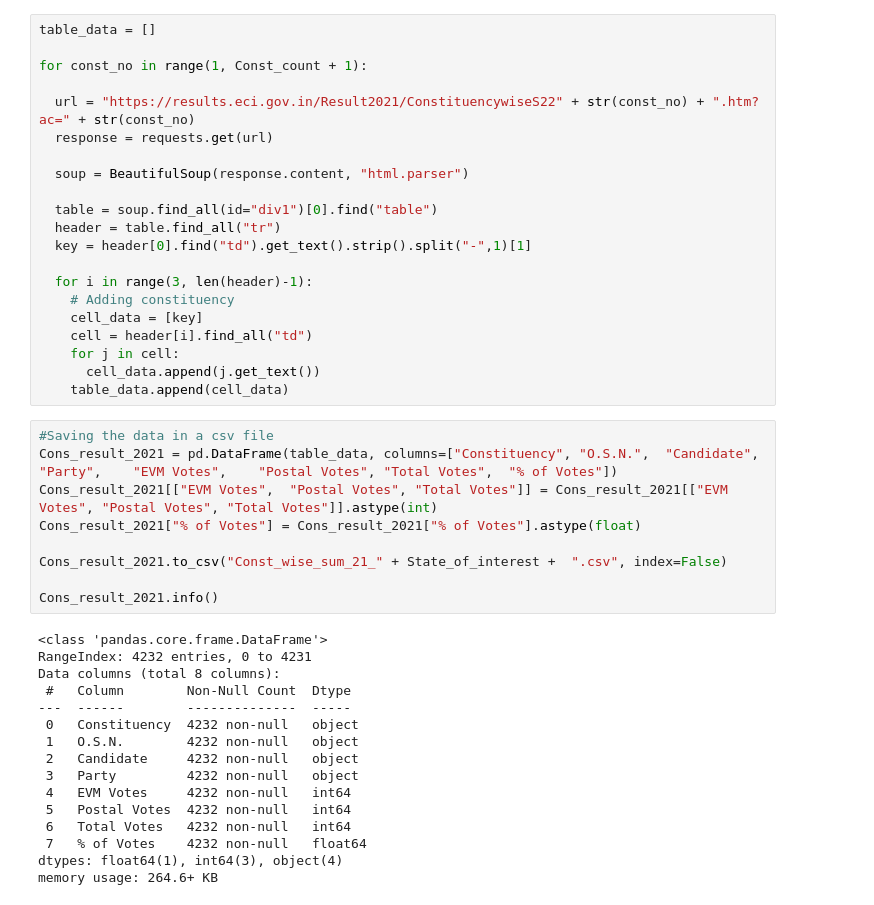
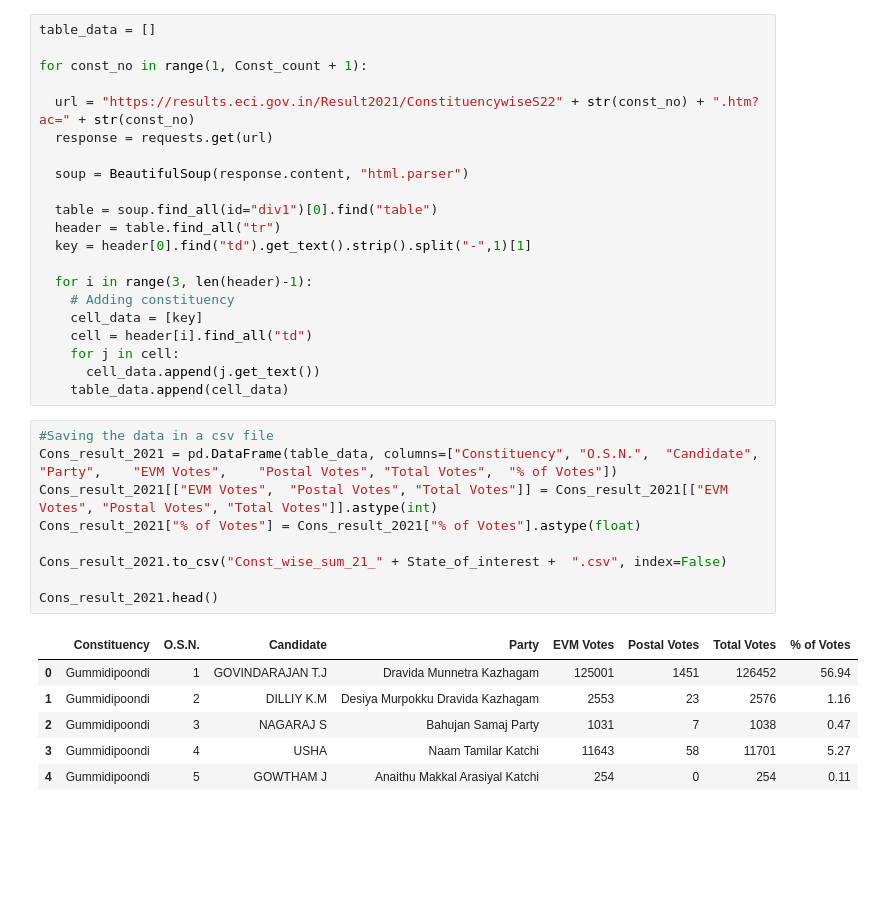
Before and after one commit to Mikail1010/TN_Election_Analysis, a Jupyter notebook: Extracting data/Extracting_data_for_2021_Ass_eleections.ipynb, the cells around one changed output. Drawn from its saved outputs; the diff is of its cells as text; blank space fills up the shorter version.

```diff
--- a/Extracting data/Extracting_data_for_2021_Ass_eleections.ipynb
+++ b/Extracting data/Extracting_data_for_2021_Ass_eleections.ipynb
@@ -140,25 +161,16 @@ for const_no in range(1, Const_count + 1):
 # %%
 #Saving the data in a csv file
 Cons_result_2021 = pd.DataFrame(table_data, columns=["Constituency", "O.S.N.",	"Candidate",	"Party",	"EVM Votes",	"Postal Votes",	"Total Votes",	"% of Votes"])
 Cons_result_2021[["EVM Votes",	"Postal Votes",	"Total Votes"]] = Cons_result_2021[["EVM Votes",	"Postal Votes",	"Total Votes"]].astype(int)
 Cons_result_2021["% of Votes"] = Cons_result_2021["% of Votes"].astype(float)
 
 Cons_result_2021.to_csv("Const_wise_sum_21_" + State_of_interest +  ".csv", index=False)
 
-Cons_result_2021.info()
+Cons_result_2021.head()
 # %% [output]
-<class 'pandas.core.frame.DataFrame'>
-RangeIndex: 4232 entries, 0 to 4231
-Data columns (total 8 columns):
- #   Column        Non-Null Count  Dtype
----  ------        --------------  -----
- 0   Constituency  4232 non-null   object
- 1   O.S.N.        4232 non-null   object
- 2   Candidate     4232 non-null   object
- 3   Party         4232 non-null   object
- 4   EVM Votes     4232 non-null   int64
- 5   Postal Votes  4232 non-null   int64
- 6   Total Votes   4232 non-null   int64
- 7   % of Votes    4232 non-null   float64
-dtypes: float64(1), int64(3), object(4)
-memory usage: 264.6+ KB
+|  | Constituency | O.S.N. | Candidate | Party | EVM Votes | Postal Votes | Total Votes | % of Votes |
+| 0 | Gummidipoondi | 1 | GOVINDARAJAN T.J | Dravida Munnetra Kazhagam | 125001 | 1451 | 126452 | 56.94 |
+| 1 | Gummidipoondi | 2 | DILLIY K.M | Desiya Murpokku Dravida Kazhagam | 2553 | 23 | 2576 | 1.16 |
+| 2 | Gummidipoondi | 3 | NAGARAJ S | Bahujan Samaj Party | 1031 | 7 | 1038 | 0.47 |
+| 3 | Gummidipoondi | 4 | USHA | Naam Tamilar Katchi | 11643 | 58 | 11701 | 5.27 |
+| 4 | Gummidipoondi | 5 | GOWTHAM J | Anaithu Makkal Arasiyal Katchi | 254 | 0 | 254 | 0.11 |
```
Also changed, not shown: parts of 12 cells of this notebook.
